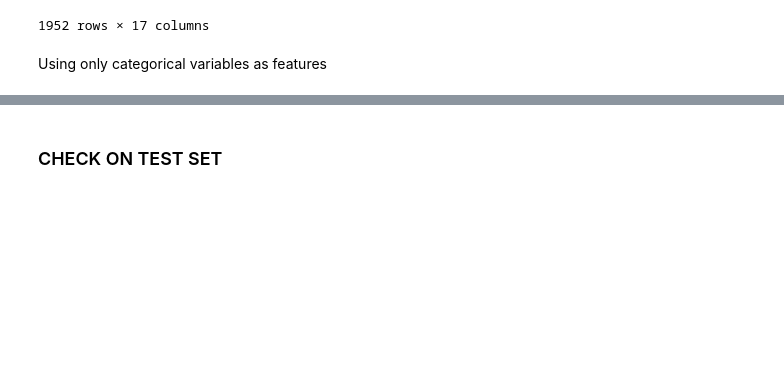
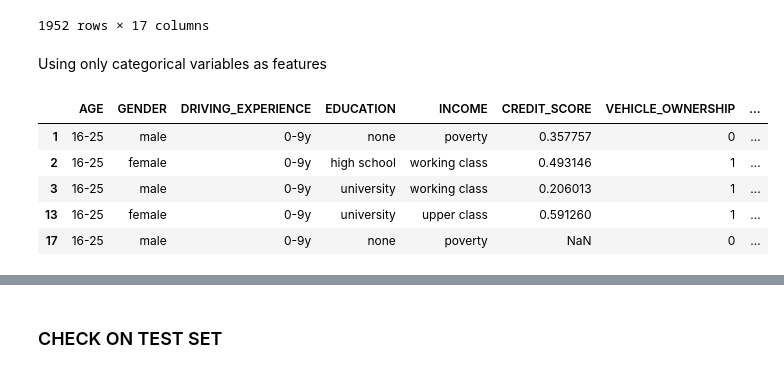
Before and after one commit to Ok3ks/insurance_modelling, a Jupyter notebook: notebooks/feature_engineering.ipynb, the cells around one changed output, grey strips where cells are left out. Saved outputs shown, nothing was run; the diff lists cells and outputs as text; code cells hidden in the pictures; blank space fills up the shorter version.

```diff
--- a/notebooks/feature_engineering.ipynb
+++ b/notebooks/feature_engineering.ipynb
@@ -188,3 +197,12 @@ def train(df:pd.DataFrame, model:CatBoostClassifier, features):
+# %%
+millenial_df.head()
+# %% [output]
+|  | AGE | GENDER | DRIVING_EXPERIENCE | EDUCATION | INCOME | CREDIT_SCORE | VEHICLE_OWNERSHIP | ... |
+| 1 | 16-25 | male | 0-9y | none | poverty | 0.357757 | 0 | ... |
+| 2 | 16-25 | female | 0-9y | high school | working class | 0.493146 | 1 | ... |
+| 3 | 16-25 | male | 0-9y | university | working class | 0.206013 | 1 | ... |
+| 13 | 16-25 | female | 0-9y | university | upper class | 0.591260 | 1 | ... |
+| 17 | 16-25 | male | 0-9y | none | poverty | NaN | 0 | ... |
 # %%
 features = new_categorical + ['CLAIM?'] + old_categorical
 
```
Also changed, not shown: parts of 11 cells of this notebook.
